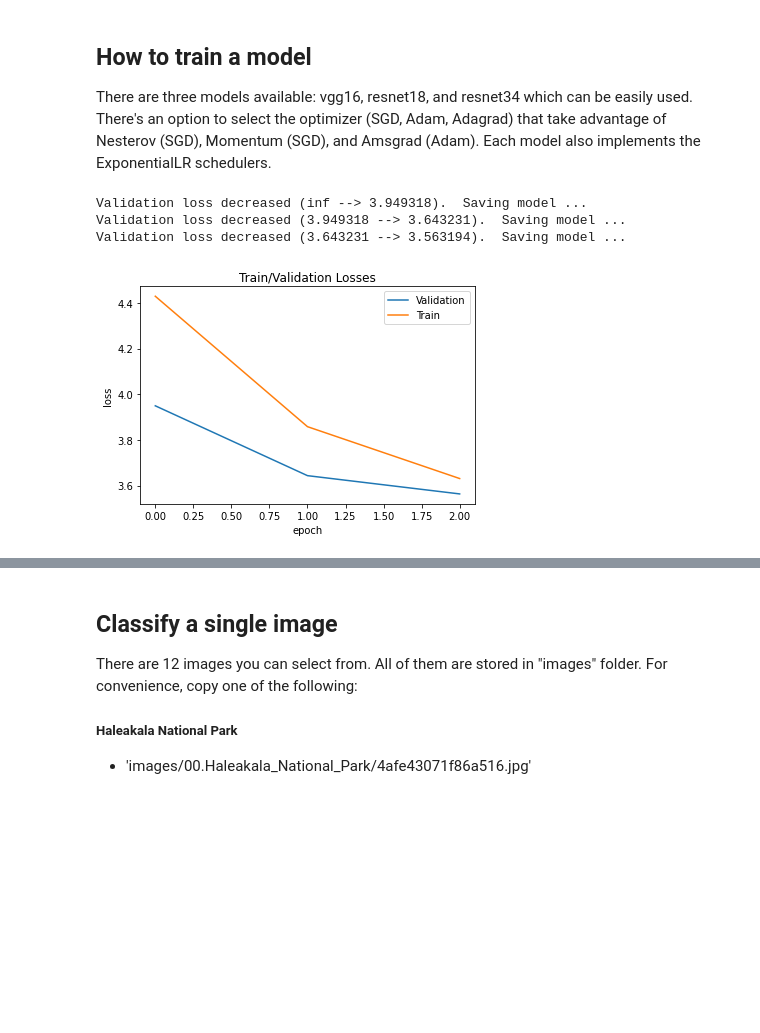
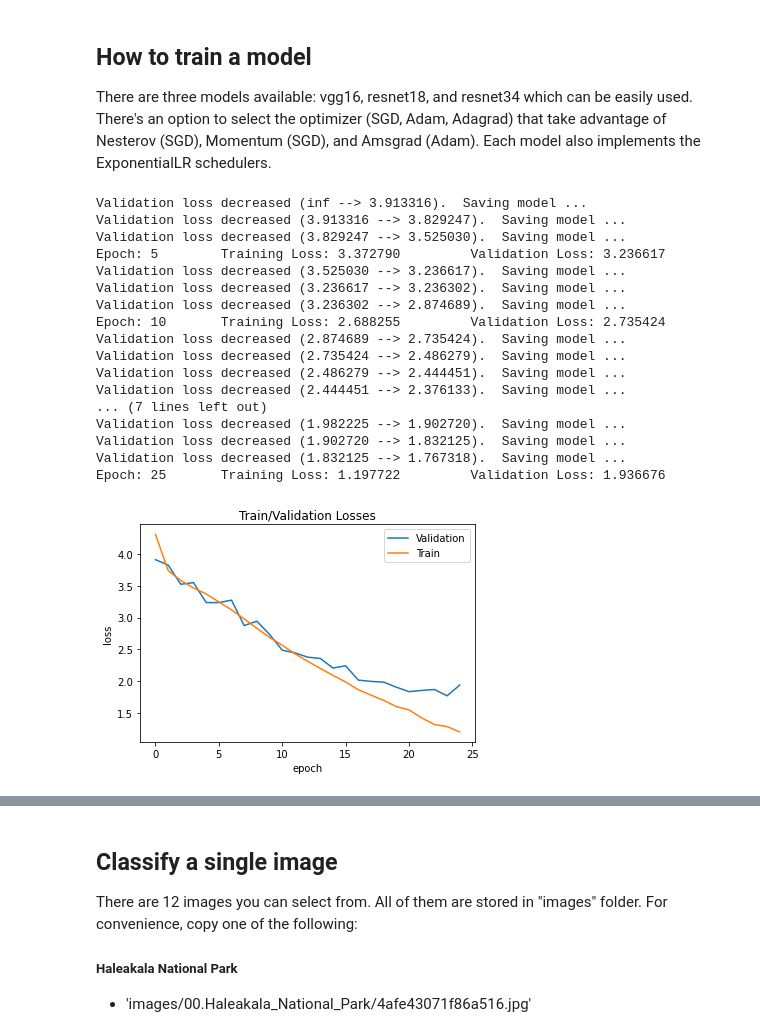
Before and after one commit to dissagaliyeva/landmark_classifier, a Jupyter notebook: example.ipynb, the cells around one changed output, grey strips where cells are left out. Drawn from its saved outputs; the diff is of its cells as text; code cells hidden in the pictures; blank space fills up the shorter version.

```diff
--- a/example.ipynb
+++ b/example.ipynb
@@ -45,13 +45,28 @@ visualize.visualize(dictionary, loaders['train'], single=False)
 
 There are three models available: vgg16, resnet18, and resnet34 which can be easily used. There's an option to select the optimizer (SGD, Adam, Adagrad) that take advantage of Nesterov (SGD), Momentum (SGD), and Amsgrad (Adam). Each model also implements the ExponentialLR schedulers.
 # %%
+%%time
 # get cuda availability
 cuda = torch.cuda.is_available()
 
 # train model
-train(path='data', model_name='resnet34', mode='pytorch', epochs=3, save_name='test')
+train(path='data', model_name='resnet34', mode='pytorch', epochs=25, save_name='test')
 # %% [output]
-Validation loss decreased (inf --> 3.949318).  Saving model ...
-Validation loss decreased (3.949318 --> 3.643231).  Saving model ...
-Validation loss decreased (3.643231 --> 3.563194).  Saving model ...
+Validation loss decreased (inf --> 3.913316).  Saving model ...
+Validation loss decreased (3.913316 --> 3.829247).  Saving model ...
+Validation loss decreased (3.829247 --> 3.525030).  Saving model ...
+Epoch: 5        Training Loss: 3.372790         Validation Loss: 3.236617
+Validation loss decreased (3.525030 --> 3.236617).  Saving model ...
+Validation loss decreased (3.236617 --> 3.236302).  Saving model ...
+Validation loss decreased (3.236302 --> 2.874689).  Saving model ...
+Epoch: 10       Training Loss: 2.688255         Validation Loss: 2.735424
+Validation loss decreased (2.874689 --> 2.735424).  Saving model ...
+Validation loss decreased (2.735424 --> 2.486279).  Saving model ...
+Validation loss decreased (2.486279 --> 2.444451).  Saving model ...
+Validation loss decreased (2.444451 --> 2.376133).  Saving model ...
+... (7 lines left out)
+Validation loss decreased (1.982225 --> 1.902720).  Saving model ...
+Validation loss decreased (1.902720 --> 1.832125).  Saving model ...
+Validation loss decreased (1.832125 --> 1.767318).  Saving model ...
+Epoch: 25       Training Loss: 1.197722         Validation Loss: 1.936676
-[figure, old version]
+[figure, new version]
```
Also changed, not shown: parts of 7 cells of this notebook, 6 other files.
